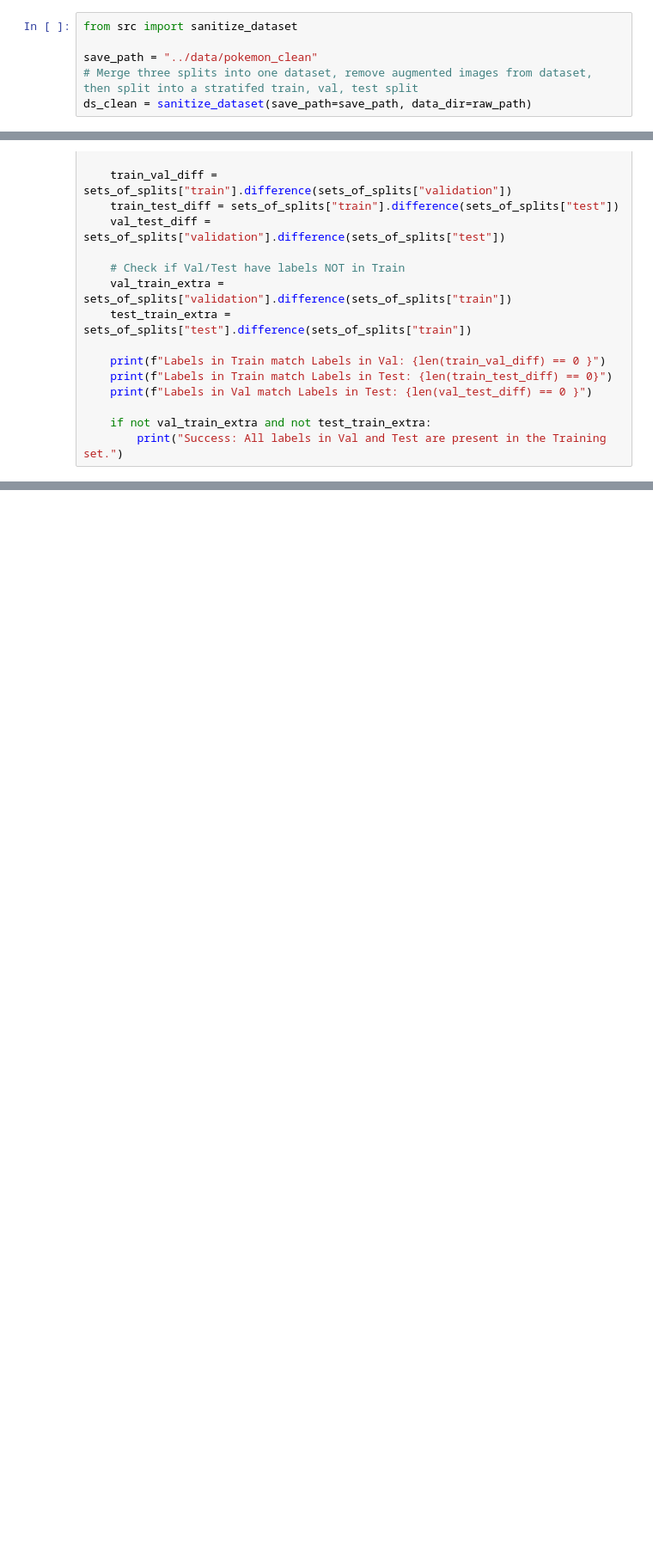
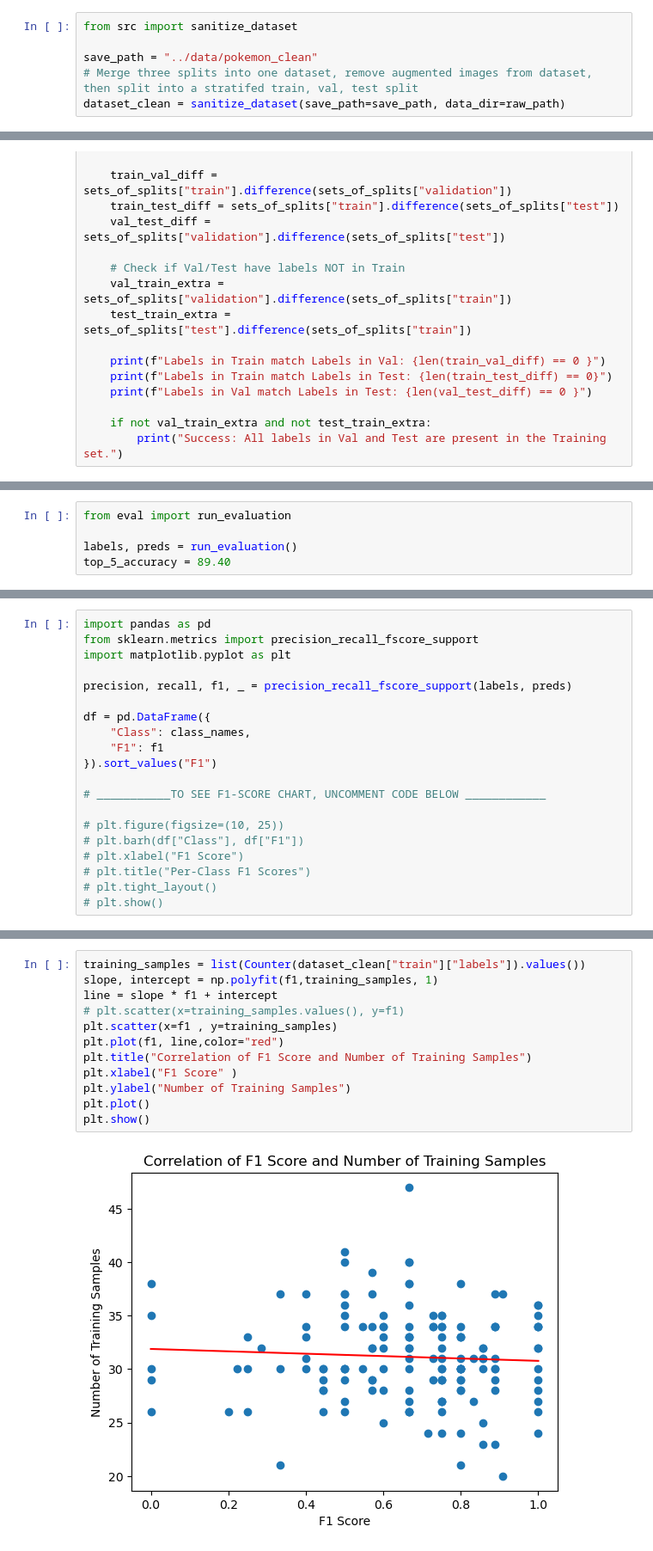
Before and after one commit to YassinKina/poke-classifier, a Jupyter notebook: notebooks/EDA.ipynb, the cells around one changed output, grey strips where cells are left out. Shown at 86% size. Saved outputs shown, nothing was run; the diff lists cells and outputs as text; blank space fills up the shorter version.

```diff
--- a/notebooks/EDA.ipynb
+++ b/notebooks/EDA.ipynb
@@ -152,5 +154,5 @@ from src import sanitize_dataset
 
 save_path = "../data/pokemon_clean"
 # Merge three splits into one dataset, remove augmented images from dataset, then split into a stratifed train, val, test split
-ds_clean = sanitize_dataset(save_path=save_path, data_dir=raw_path)
+dataset_clean = sanitize_dataset(save_path=save_path, data_dir=raw_path)
 # %% [output]
@@ -233,0 +233,5 @@ Success: All labels in Val and Test are present in the Training set.
+# %%
+from eval import run_evaluation
+
+labels, preds = run_evaluation()
+top_5_accuracy = 89.40
@@ -233,0 +312,20 @@ Success: All labels in Val and Test are present in the Training set.
+# %%
+import pandas as pd
+from sklearn.metrics import precision_recall_fscore_support
+import matplotlib.pyplot as plt
+
+precision, recall, f1, _ = precision_recall_fscore_support(labels, preds)
+
+df = pd.DataFrame({
+    "Class": class_names,
+    "F1": f1
+}).sort_values("F1")
+
+# ___________TO SEE F1-SCORE CHART, UNCOMMENT CODE BELOW ____________
+
+# plt.figure(figsize=(10, 25))
+# plt.barh(df["Class"], df["F1"])
+# plt.xlabel("F1 Score")
+# plt.title("Per-Class F1 Scores")
+# plt.tight_layout()
+# plt.show()
@@ -233,0 +336,14 @@ Success: All labels in Val and Test are present in the Training set.
+# %%
+training_samples = list(Counter(dataset_clean["train"]["labels"]).values())
+slope, intercept = np.polyfit(f1,training_samples, 1)
+line = slope * f1 + intercept
+# plt.scatter(x=training_samples.values(), y=f1)
+plt.scatter(x=f1 , y=training_samples)
+plt.plot(f1, line,color="red")
+plt.title("Correlation of F1 Score and Number of Training Samples")
+plt.xlabel("F1 Score" )
+plt.ylabel("Number of Training Samples")
+plt.plot()
+plt.show()
+# %% [output]
+[figure, added]
```
Also changed, not shown: parts of 13 cells of this notebook, 5 other files.
